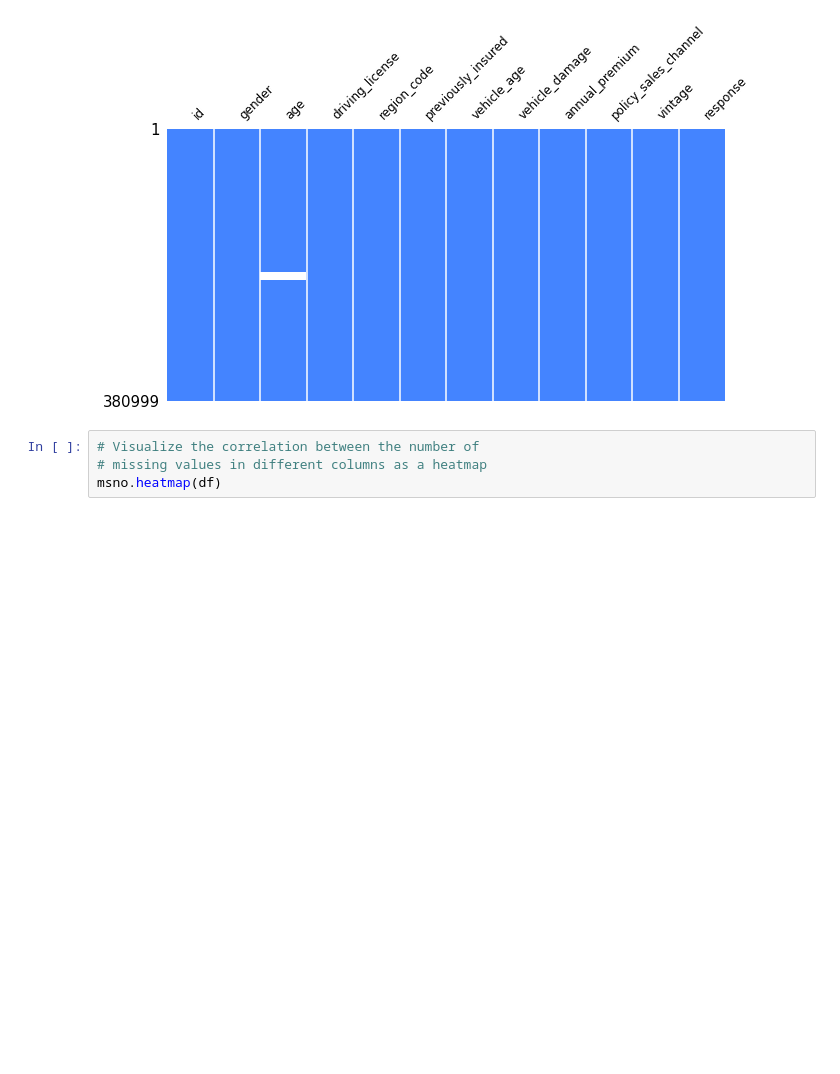
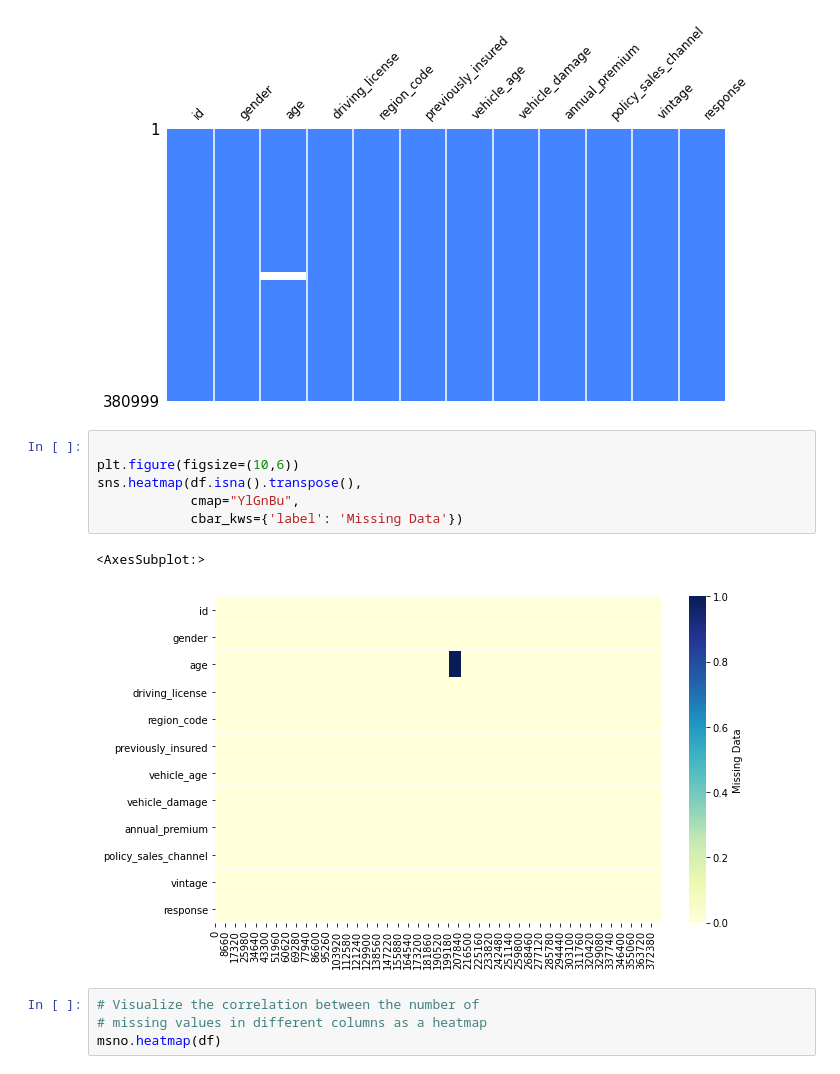
Before and after one commit to tlex-web/data_analysis_crisp_dm, a Jupyter notebook: data_preparation.ipynb, the cells around one changed output. Drawn from its saved outputs; the diff is of its cells as text; blank space fills up the shorter version.

```diff
--- a/data_preparation.ipynb
+++ b/data_preparation.ipynb
@@ -148,6 +148,15 @@ msno.matrix(df, sparkline=False, figsize=(10,5), fontsize=12, color=(0.27, 0.52,
 # %% [output]
 <AxesSubplot:>
 [figure]
+# %%
+
+plt.figure(figsize=(10,6))
+sns.heatmap(df.isna().transpose(),
+            cmap="YlGnBu",
+            cbar_kws={'label': 'Missing Data'})
+# %% [output]
+<AxesSubplot:>
+[figure, added]
 # %%
 # Visualize the correlation between the number of
 # missing values in different columns as a heatmap
```
Also changed, not shown: 1 other file.
